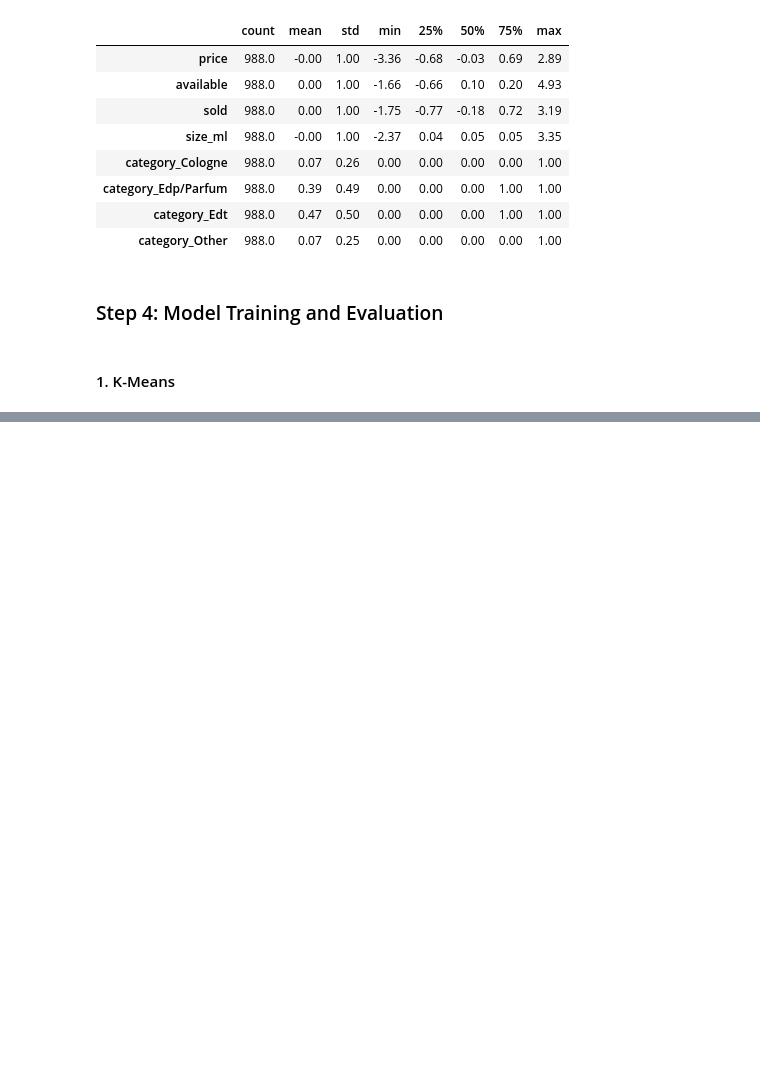
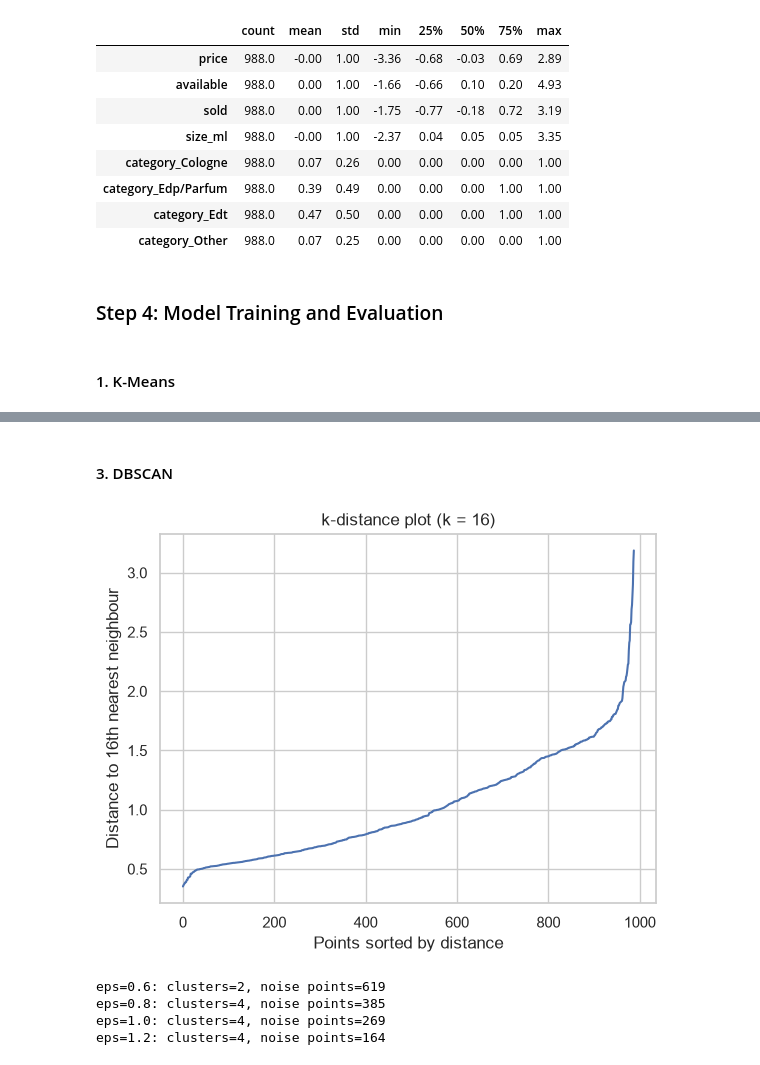
Before and after one commit to Mimi97-aqua/msc_projects, a Jupyter notebook: com7022/analysis.ipynb, the cells around one changed output, grey strips where cells are left out. Saved outputs shown, nothing was run; the diff lists cells and outputs as text; code cells hidden in the pictures; blank space fills up the shorter version.

```diff
--- a/com7022/analysis.ipynb
+++ b/com7022/analysis.ipynb
@@ -463,0 +517,27 @@ Model input shape: (988, 8)
+# %% [markdown]
+#### 3. DBSCAN
+# %%
+min_samples = 2 * X.shape[1]
+distances, _ = NearestNeighbors(n_neighbors=min_samples).fit(X).kneighbors(X)
+k_dist = np.sort(distances[:, -1])
+
+plt.plot(k_dist)
+plt.title(f'k-distance plot (k = {min_samples})')
+plt.xlabel('Points sorted by distance')
+plt.ylabel(f'Distance to {min_samples}th nearest neighbour')
+plt.show()
+
+# try a few eps values around the elbow
+for eps in [0.6, 0.8, 1.0, 1.2]:
+    labels = DBSCAN(eps=eps, min_samples=min_samples).fit_predict(X)
+    n_clusters = len(set(labels)) - (1 if -1 in labels else 0)
+    print(f"eps={eps}: clusters={n_clusters}, noise points={(labels == -1).sum()}")
+
+best_eps = 1.0  # set from the plot and results above
+dbscan_labels = DBSCAN(eps=best_eps, min_samples=min_samples).fit_predict(X)
+# %% [output]
+[figure, added]
+eps=0.6: clusters=2, noise points=619
+eps=0.8: clusters=4, noise points=385
+eps=1.0: clusters=4, noise points=269
+eps=1.2: clusters=4, noise points=164
```
Also changed, not shown: parts of 6 cells of this notebook.
